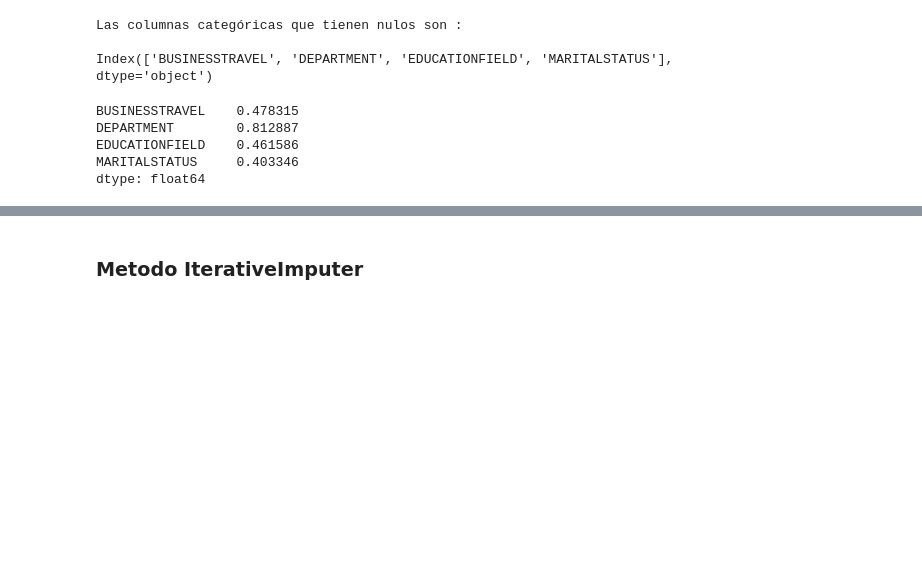
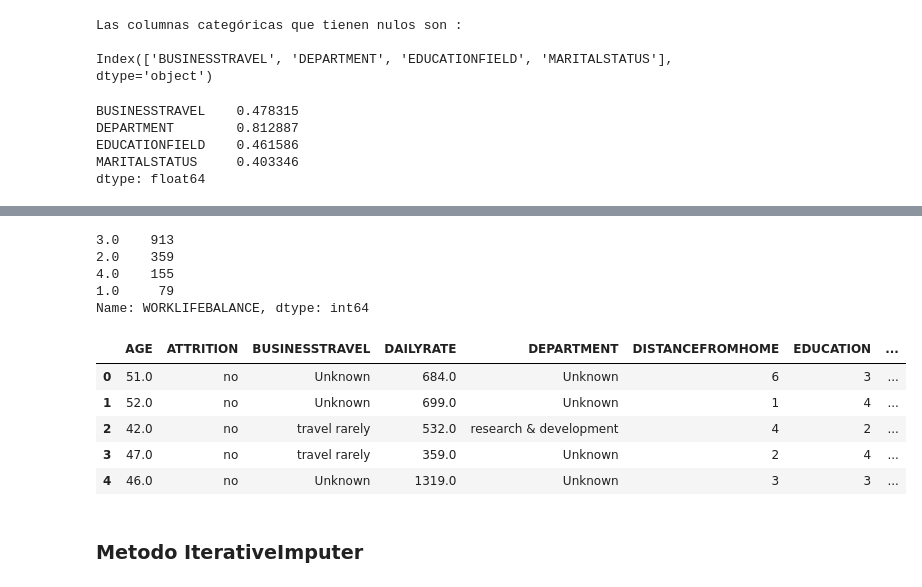
Before and after one commit to rebeca-enma/proyecto-da-promo-G-modulo-3-team-4, a Jupyter notebook: NOTEBOOK/Funciones_fase2.ipynb, the cells around one changed output, grey strips where cells are left out. Drawn from its saved outputs; the diff is of its cells as text; code cells hidden in the pictures; blank space fills up the shorter version.

```diff
--- a/NOTEBOOK/Funciones_fase2.ipynb
+++ b/NOTEBOOK/Funciones_fase2.ipynb
@@ -426,7 +417,7 @@ Name: count, dtype: float64
 # %%
 ## Creamos  listas en funcion del metodo que vayamos a aplicar
 
-lista_unknown = []
+lista_unknown = ["BUSINESSTRAVEL", "DEPARTMENT", "EDUCATIONFIELD", "MARITALSTATUS"]
 
 col_moda_mediana = []
 # %%
@@ -440,7 +434,0 @@ Series([], dtype: float64)
-# %%
-## Para los que creemos apliquemos la moda o mediana
-
-for columna in col_desconocido:
-    df_data2[columna] = df_data2[columna].fillna("Unknown")
-
-df_data2[col_desconocido].isnull().sum()
@@ -457,0 +462,19 @@ df_data2[nulos_esta_num].isnull().sum() / df_data2.shape[0]
+# %%
+df_data2.drop(columns = "STANDARDHOURS", inplace = True)
+# %%
+df_data2["WORKLIFEBALANCE"].value_counts()
+# %% [output]
+3.0    913
+2.0    359
+4.0    155
+1.0     79
+Name: WORKLIFEBALANCE, dtype: int64
+# %%
+df_data2.head()
+# %% [output]
+|  | AGE | ATTRITION | BUSINESSTRAVEL | DAILYRATE | DEPARTMENT | DISTANCEFROMHOME | EDUCATION | ... |
+| 0 | 51.0 | no | Unknown | 684.0 | Unknown | 6 | 3 | ... |
+| 1 | 52.0 | no | Unknown | 699.0 | Unknown | 1 | 4 | ... |
+| 2 | 42.0 | no | travel rarely | 532.0 | research & development | 4 | 2 | ... |
+| 3 | 47.0 | no | travel rarely | 359.0 | Unknown | 2 | 4 | ... |
+| 4 | 46.0 | no | Unknown | 1319.0 | Unknown | 3 | 3 | ... |
```
Also changed, not shown: parts of 34 cells of this notebook, 3 other files.
